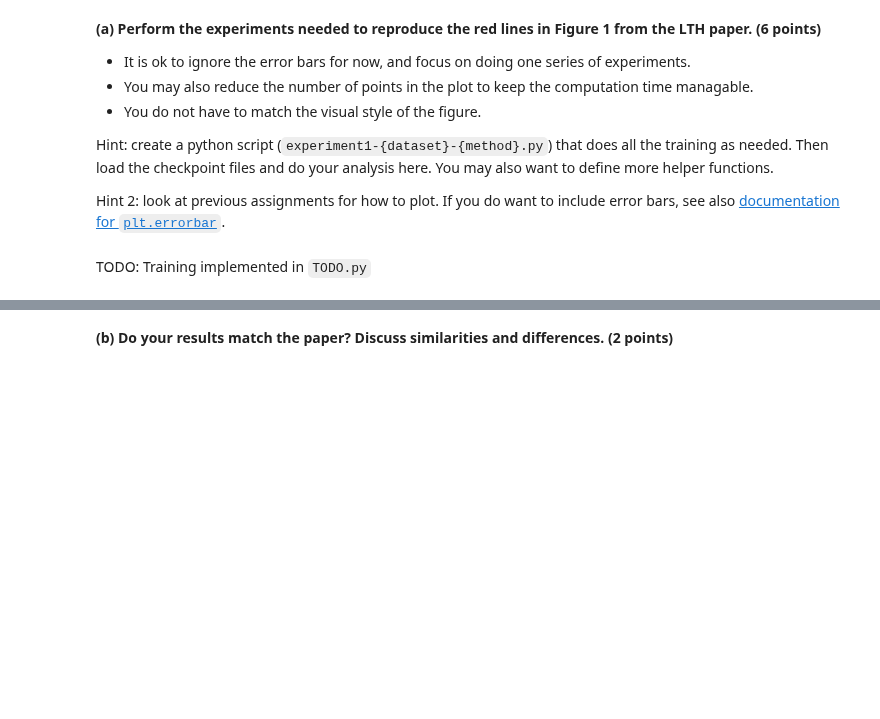
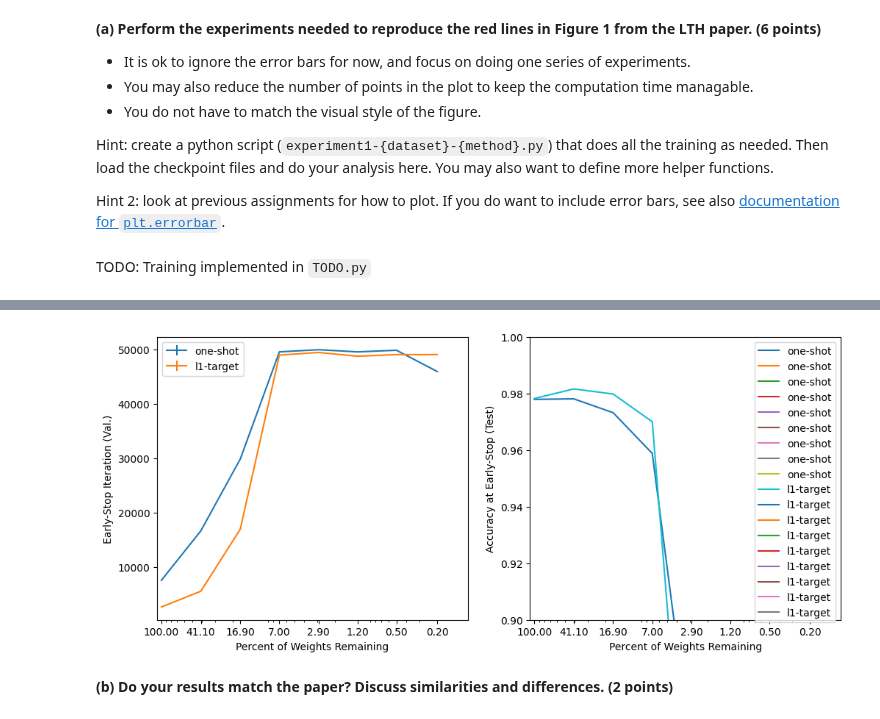
Before and after one commit to daanbrugmans/deep-learning-23-24, a Jupyter notebook: Assignment 7/dl-assignment-7.ipynb, the cells around one changed output, grey strips where cells are left out. Saved outputs shown, nothing was run; the diff lists cells and outputs as text; code cells hidden in the pictures; blank space fills up the shorter version.

```diff
--- a/Assignment 7/dl-assignment-7.ipynb
+++ b/Assignment 7/dl-assignment-7.ipynb
@@ -380,3 +328,8 @@ plt.show()
+# %%
+# TODO: your code here
+plot_experiment_1()
+# %% [output]
+[figure, added]
 # %% [markdown]
 **(b) Do your results match the paper? Discuss similarities and differences.<span style="float:right"> (2 points)</span>**
 # %% [markdown]
```
Also changed, not shown: parts of 5 cells of this notebook, 1 other file.
